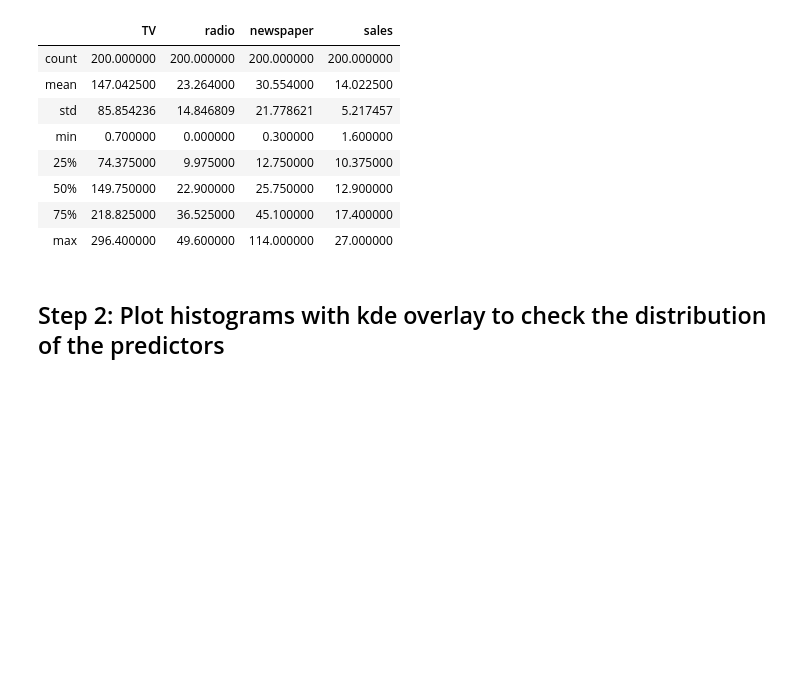
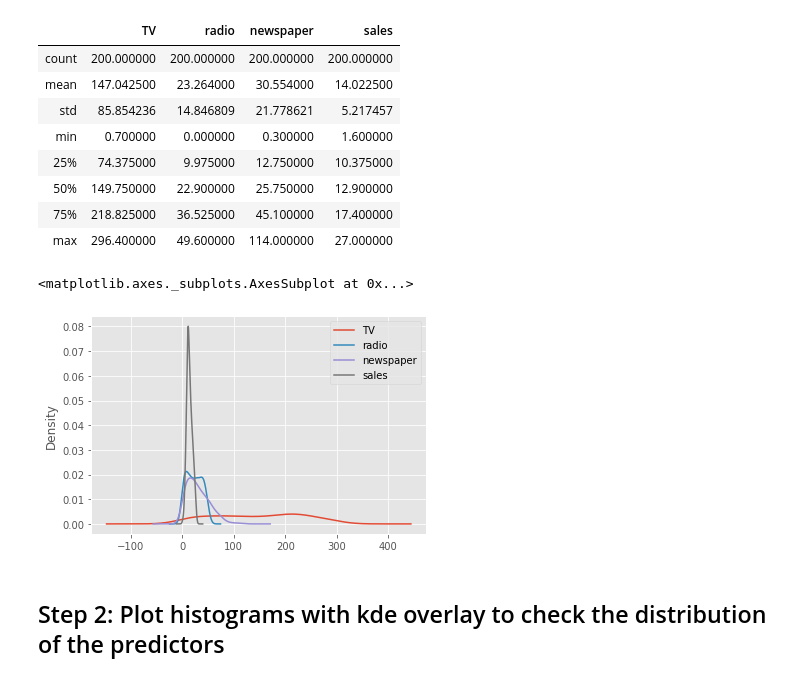
Before and after one commit to yagutaro/dsc-ols-statsmodels-lab-hbs-ds-060120, a Jupyter notebook: index.ipynb, the cells around one changed output. Drawn from its saved outputs; the diff is of its cells as text; code cells hidden in the pictures; blank space fills up the shorter version.

```diff
--- a/index.ipynb
+++ b/index.ipynb
@@ -53,6 +53,10 @@ df.describe()
 | max | 296.400000 | 49.600000 | 114.000000 | 27.000000 |
 # %%
 # Describe the contents of this dataset
+for column in df:
+# %% [output]
+<matplotlib.axes._subplots.AxesSubplot at 0x...>
+[figure, added]
 # %% [markdown]
 ## Step 2: Plot histograms with kde overlay to check the distribution of the predictors
 # %%
```
